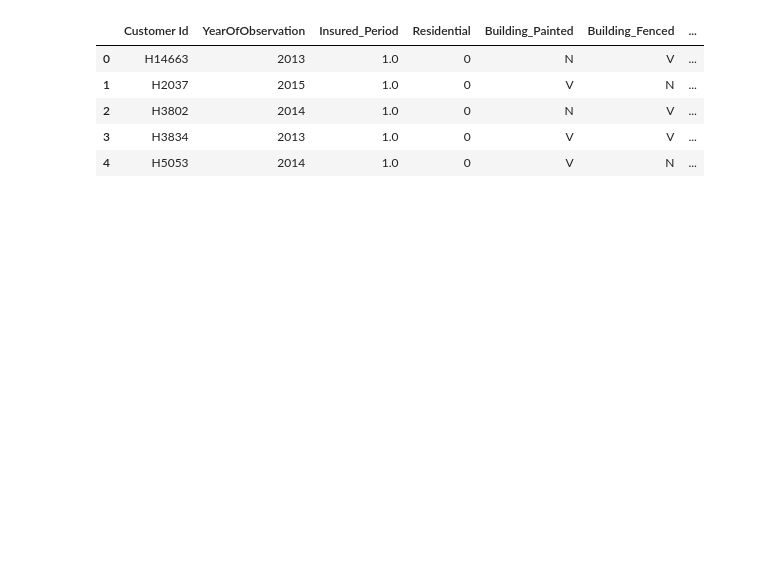
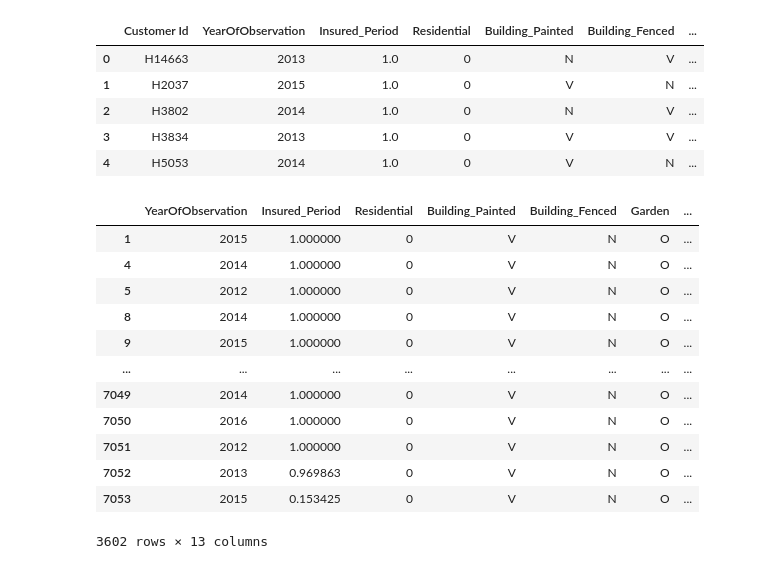
Before and after one commit to Timmy485/Insurance_Prediction, a Jupyter notebook: Insurance Prediciton.ipynb, the cells around one changed output. Saved outputs shown, nothing was run; the diff lists cells and outputs as text; code cells hidden in the pictures; blank space fills up the shorter version.

```diff
--- a/Insurance Prediciton.ipynb
+++ b/Insurance Prediciton.ipynb
@@ -12,6 +14,28 @@ df.head()
 | 2 | H3802 | 2014 | 1.0 | 0 | N | V | ... |
 | 3 | H3834 | 2013 | 1.0 | 0 | V | V | ... |
 | 4 | H5053 | 2014 | 1.0 | 0 | V | N | ... |
+# %%
+df = df.drop('Customer Id', axis=1)
+# %%
+# replace . in NumberOfWindows with NaN
+df['NumberOfWindows'] = df['NumberOfWindows'].replace('   .', np.nan)
+# %%
+rural_settlement = df.loc[df.Settlement == 'R']
+rural_settlement.loc[rural_settlement.Garden == 'O']
+# %% [output]
+|  | YearOfObservation | Insured_Period | Residential | Building_Painted | Building_Fenced | Garden | ... |
+| 1 | 2015 | 1.000000 | 0 | V | N | O | ... |
+| 4 | 2014 | 1.000000 | 0 | V | N | O | ... |
+| 5 | 2012 | 1.000000 | 0 | V | N | O | ... |
+| 8 | 2014 | 1.000000 | 0 | V | N | O | ... |
+| 9 | 2015 | 1.000000 | 0 | V | N | O | ... |
+| ... | ... | ... | ... | ... | ... | ... | ... |
+| 7049 | 2014 | 1.000000 | 0 | V | N | O | ... |
+| 7050 | 2016 | 1.000000 | 0 | V | N | O | ... |
+| 7051 | 2012 | 1.000000 | 0 | V | N | O | ... |
+| 7052 | 2013 | 0.969863 | 0 | V | N | O | ... |
+| 7053 | 2015 | 0.153425 | 0 | V | N | O | ... |
+3602 rows × 13 columns
 # %%
 df_profile = pandas_profiling.ProfileReport(df)
 df_profile
```
Also changed, not shown: parts of 31 cells of this notebook, 1 other file.
